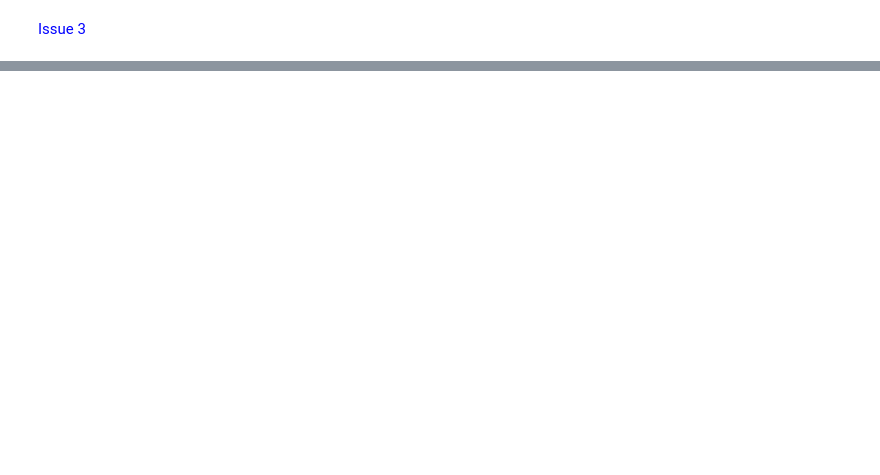
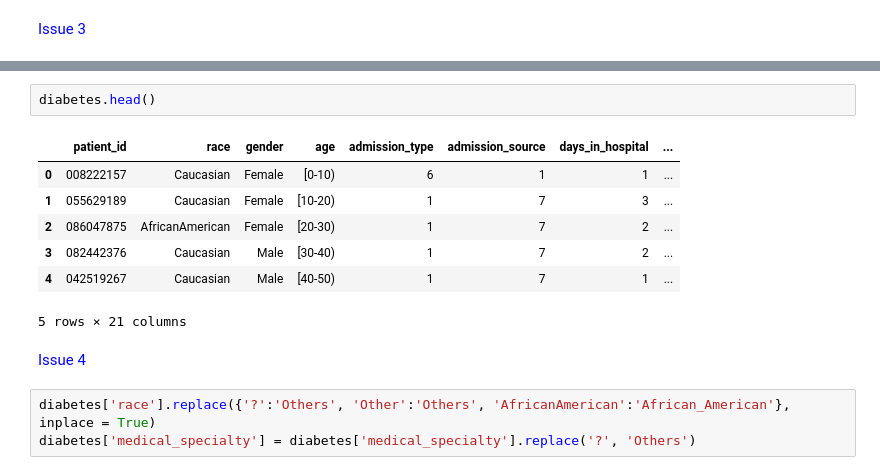
Before and after one commit to Merci93/Diabetes_in_the_US, a Jupyter notebook: US_diabetes_Analysis.ipynb, the cells around one changed output, grey strips where cells are left out. Drawn from its saved outputs; the diff is of its cells as text; blank space fills up the shorter version.

Commit message:
Updated data type issues

```diff
--- a/US_diabetes_Analysis.ipynb
+++ b/US_diabetes_Analysis.ipynb
@@ -671,0 +464,15 @@ diabetes
+# %%
+diabetes.head()
+# %% [output]
+|  | patient_id | race | gender | age | admission_type | admission_source | days_in_hospital | ... |
+| 0 | 008222157 | Caucasian | Female | [0-10) | 6 | 1 | 1 | ... |
+| 1 | 055629189 | Caucasian | Female | [10-20) | 1 | 7 | 3 | ... |
+| 2 | 086047875 | AfricanAmerican | Female | [20-30) | 1 | 7 | 2 | ... |
+| 3 | 082442376 | Caucasian | Male | [30-40) | 1 | 7 | 2 | ... |
+| 4 | 042519267 | Caucasian | Male | [40-50) | 1 | 7 | 1 | ... |
+5 rows × 21 columns
+# %% [markdown]
+<span style = 'color:blue'>Issue 4</span>
+# %%
+diabetes['race'].replace({'?':'Others', 'Other':'Others', 'AfricanAmerican':'African_American'}, inplace = True)
+diabetes['medical_specialty'] = diabetes['medical_specialty'].replace('?', 'Others')
```
Also changed, not shown: parts of 72 cells of this notebook.
